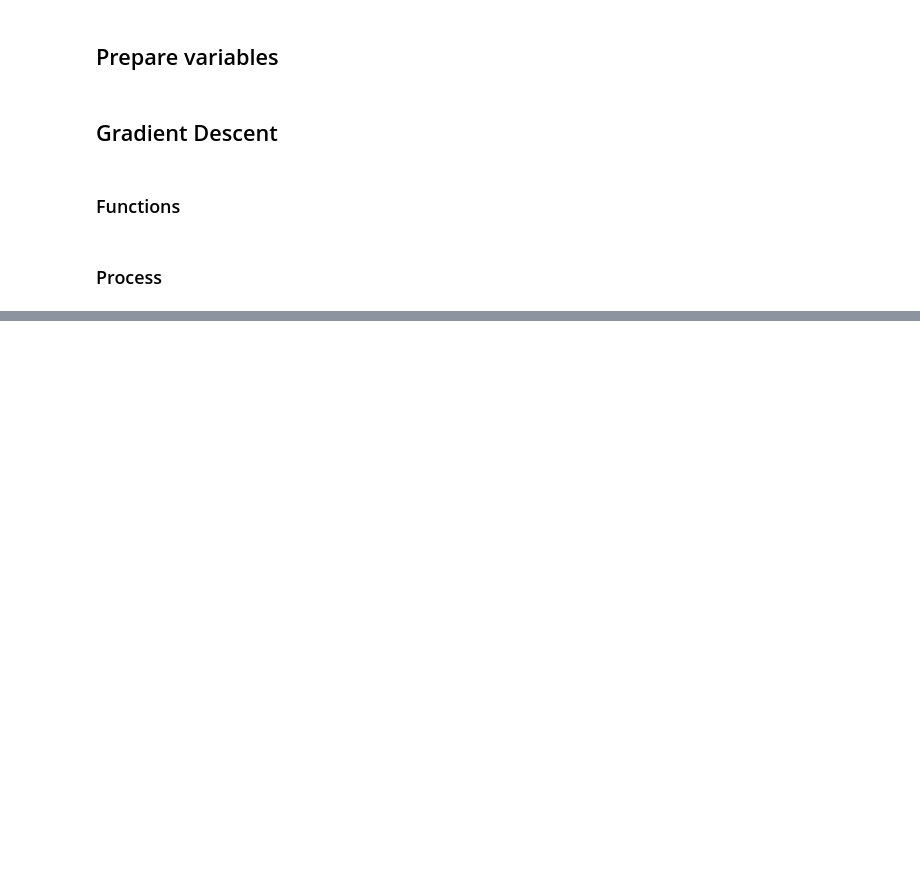
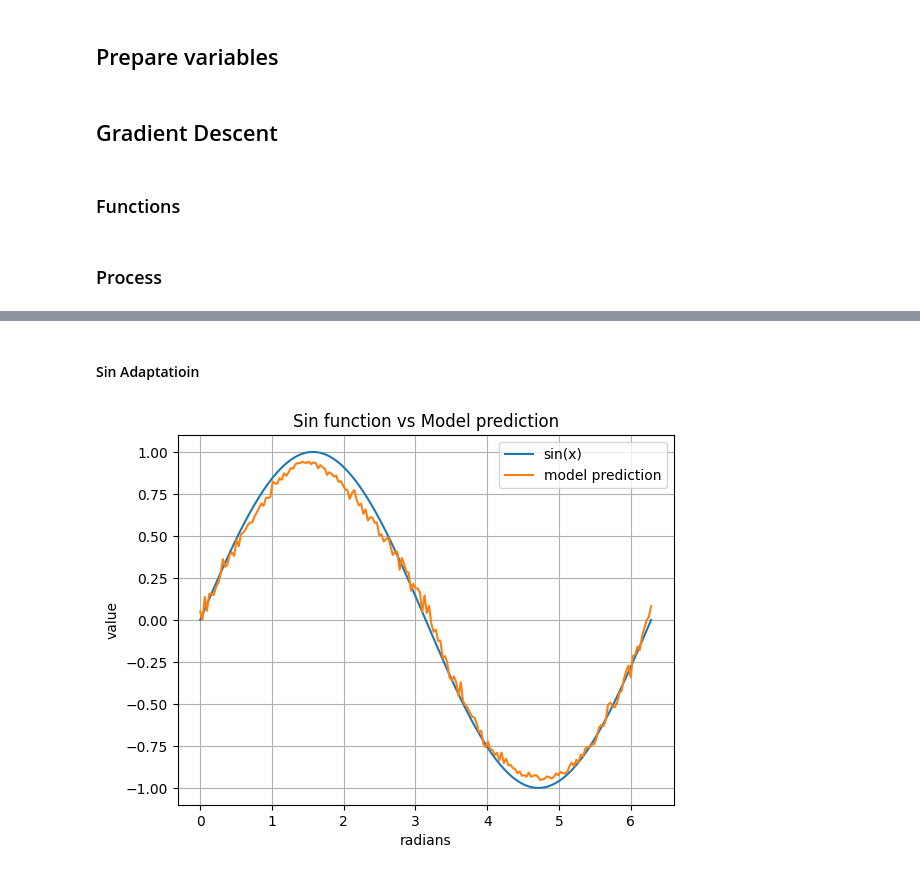
Before and after one commit to Qulacs-Osaka/scikit-quri, a Jupyter notebook: samples/sample_hadamard_grad.ipynb, the cells around one changed output, grey strips where cells are left out. Drawn from its saved outputs; the diff is of its cells as text; code cells hidden in the pictures; blank space fills up the shorter version.

Commit message:
chore: learning executed

```diff
--- a/samples/sample_hadamard_grad.ipynb
+++ b/samples/sample_hadamard_grad.ipynb
@@ -307,0 +311,28 @@ KeyboardInterrupt:
+# %% [markdown]
+#### Sin Adaptatioin
+# %%
+radians_plot = np.linspace(0, 2 * np.pi, 200)
+true_values = np.sin(radians_plot)
+
+predicted_values = np.array([
+    execute_estimator(
+        estimator,
+        operator,
+        learning_circuit,
+        params,
+        r
+    )
+    for r in radians_plot
+])
+
+plt.figure()
+plt.plot(radians_plot, true_values, label="sin(x)")
+plt.plot(radians_plot, predicted_values, label="model prediction")
+plt.xlabel("radians")
+plt.ylabel("value")
+plt.title("Sin function vs Model prediction")
+plt.legend()
+plt.grid(True)
+plt.show()
+# %% [output]
+[figure, added]
```
Also changed, not shown: parts of 7 cells of this notebook.
